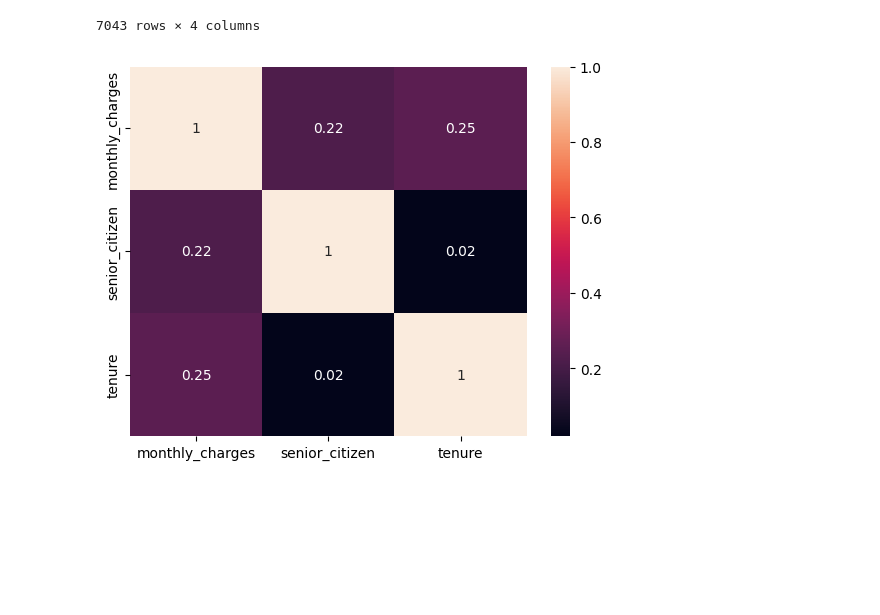
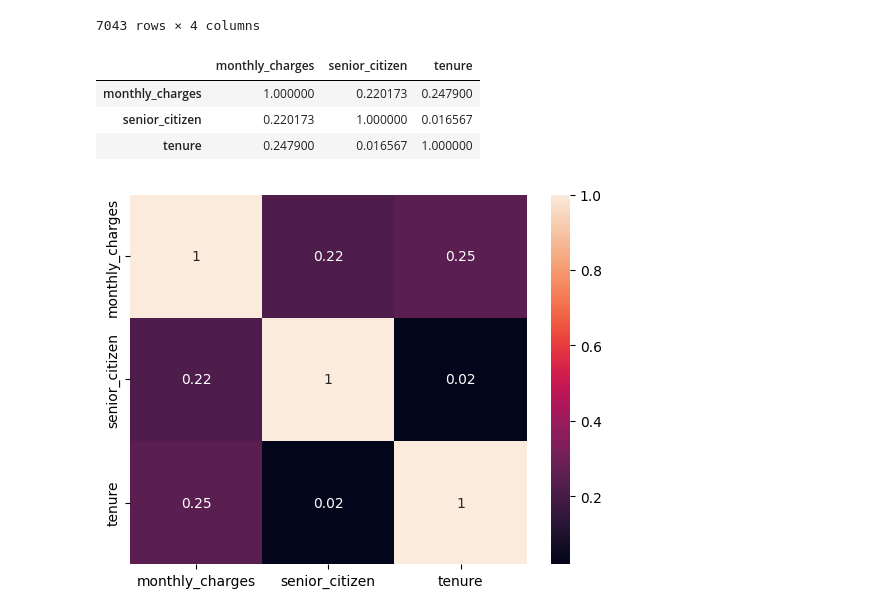
Before and after one commit to jdhova/Statistics-DataCleaning, a Jupyter notebook: Variance_StanDev.ipynb, the cells around one changed output. Drawn from its saved outputs; the diff is of its cells as text; code cells hidden in the pictures; blank space fills up the shorter version.

```diff
--- a/Variance_StanDev.ipynb
+++ b/Variance_StanDev.ipynb
@@ -159,3 +159,10 @@ newdf2
 # matrix = newdf2.corr().round(2)
 # sns.heatmap(matrix, annot=True, vmax=1, vmin=-1, center=0, cmap='vlag')
 # plt.show()
+# %%
+pd.DataFrame(newdf2.corr())
+# %% [output]
+|  | monthly_charges | senior_citizen | tenure |
+| monthly_charges | 1.000000 | 0.220173 | 0.247900 |
+| senior_citizen | 0.220173 | 1.000000 | 0.016567 |
+| tenure | 0.247900 | 0.016567 | 1.000000 |
```
Also changed, not shown: parts of 1 cell of this notebook, 3 other files.
